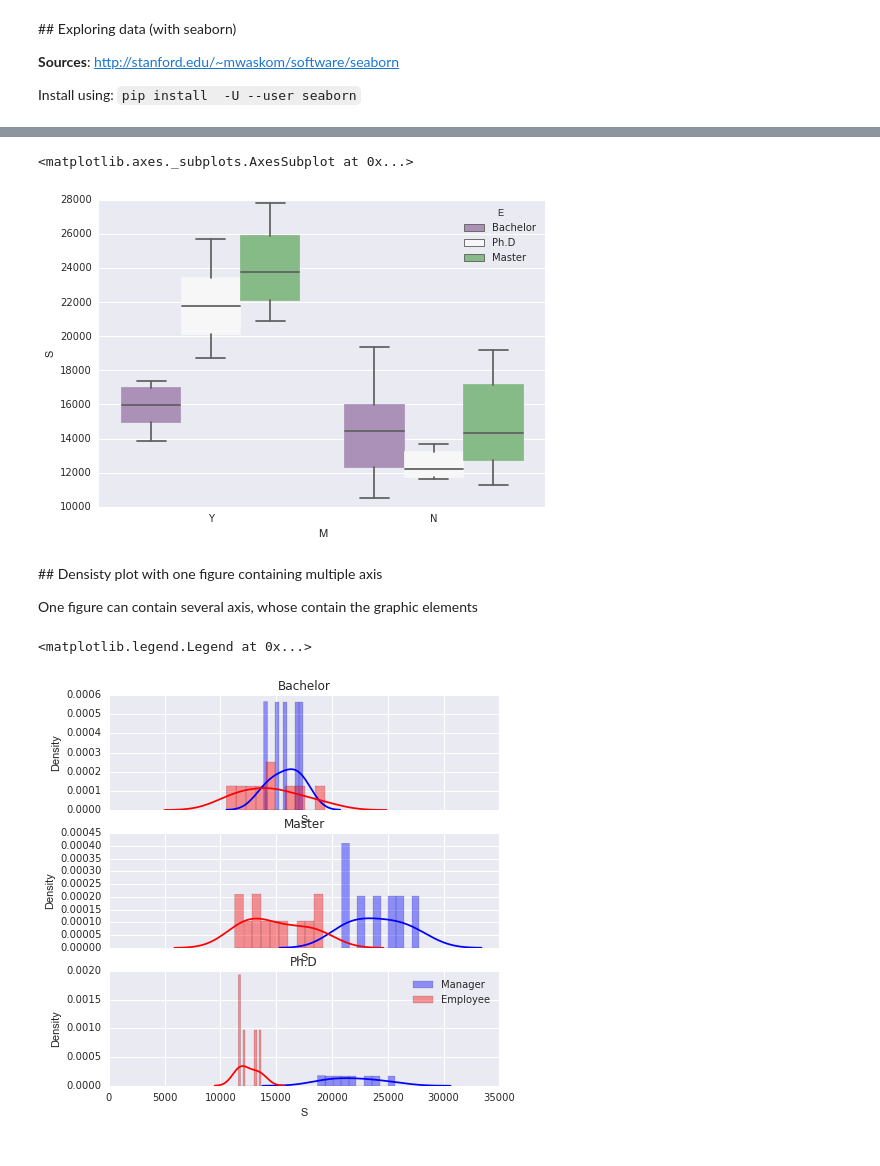
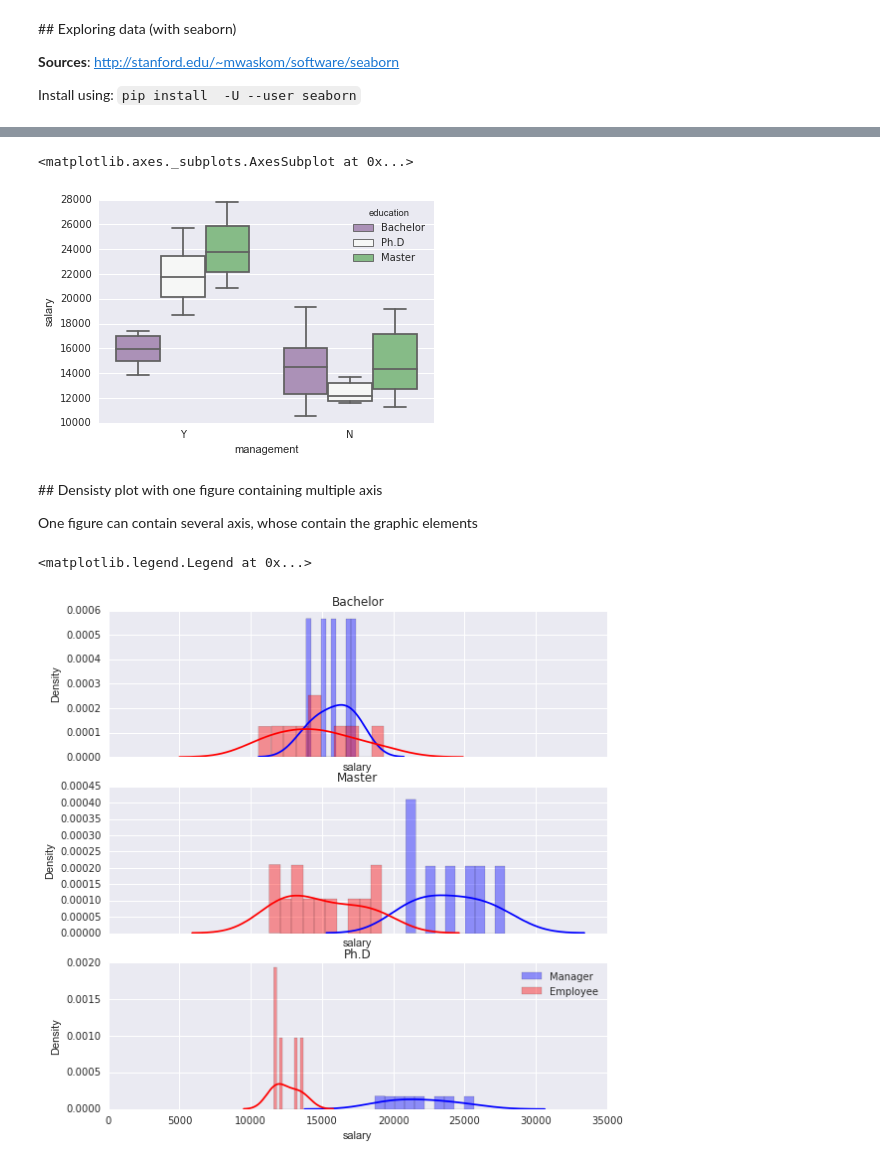
Before and after one commit to anhnguyendepocen/pylearn-doc, a Jupyter notebook: notebooks/tools_matplotlib.ipynb, the cells around one changed output, grey strips where cells are left out. Saved outputs shown, nothing was run; the diff lists cells and outputs as text; code cells hidden in the pictures.

```diff
--- a/notebooks/tools_matplotlib.ipynb
+++ b/notebooks/tools_matplotlib.ipynb
@@ -50,20 +50,10 @@ plt.show()
 # %%
 import pandas as pd
 try:
+    salary = pd.read_csv("../data/salary_table.csv")
+except:
     url = 'https://raw.github.com/duchesnay/pylearn-doc/master/data/salary_table.csv'
     salary = pd.read_csv(url)
-except:
-    salary = pd.read_csv("data/salary_table.csv")
-
-salary.E = salary.E.map({1:'Bachelor', 2:'Master', 3:'Ph.D'})
-salary.M = salary.M.map({0:'N', 1:'Y'})
-
-## Outcome
-## S: salaries for IT staff in a corporation.
-## Predictors:
-## X: experience (years)
-## E: education (1=Bachelor's, 2=Master's, 3=Ph.D)
-## M: management (1=management, 0=not management)
 
 ## Figure size
 plt.figure(figsize=(6,5))
@@ -73,9 +63,9 @@ symbols_manag = dict(Y='*', N='.')
 colors_edu = {'Bachelor':'r', 'Master':'g', 'Ph.D':'blue'}
 
 ## group by education x management => 6 groups
-for values, d in salary.groupby(['E','M']):
+for values, d in salary.groupby(['education','management']):
     edu, manager = values
-    plt.scatter(d['X'], d['S'], marker=symbols_manag[manager], color=colors_edu[edu],
+    plt.scatter(d['experience'], d['salary'], marker=symbols_manag[manager], color=colors_edu[edu],
                s=150, label=manager+"/"+edu)
 
 ## Set labels
@@ -125,8 +115,8 @@ sns.boxplot(x="E", y="S", hue="M", data=salary, palette="PRGn")
 # %%
-sns.boxplot(x="M", y="S", hue="E", data=salary, palette="PRGn")
+sns.boxplot(x="management", y="salary", hue="education", data=salary, palette="PRGn")
 # %% [output]
 <matplotlib.axes._subplots.AxesSubplot at 0x...>
-[figure, old version]
+[figure, new version]
 # %% [markdown]
 ## Densisty plot with one figure containing multiple axis
 
@@ -134,17 +124,17 @@ One figure can contain several axis, whose contain the graphic elements
 # %%
 # Set up the matplotlib figure: 3 x 1 axis
 
-f, axes = plt.subplots(3, 1, figsize=(7, 7), sharex=True)
+f, axes = plt.subplots(3, 1, figsize=(9, 9), sharex=True)
 
 i = 0
-for edu, d in salary.groupby(['E']):
-    sns.distplot(d.S[d.M=="Y"], color="b", bins=10, label="Manager", ax=axes[i])
-    sns.distplot(d.S[d.M=="N"], color="r", bins=10, label="Employee", ax=axes[i])
+for edu, d in salary.groupby(['education']):
+    sns.distplot(d.salary[d.management == "Y"], color="b", bins=10, label="Manager", ax=axes[i])
+    sns.distplot(d.salary[d.management == "N"], color="r", bins=10, label="Employee", ax=axes[i])
     axes[i].set_title(edu)
     axes[i].set_ylabel('Density')
     i+= 1
 plt.legend()
 # %% [output]
 <matplotlib.legend.Legend at 0x...>
-[figure, old version]
+[figure, new version]
 # %%
```
Also changed, not shown: parts of 7 cells of this notebook, 5 other files.
